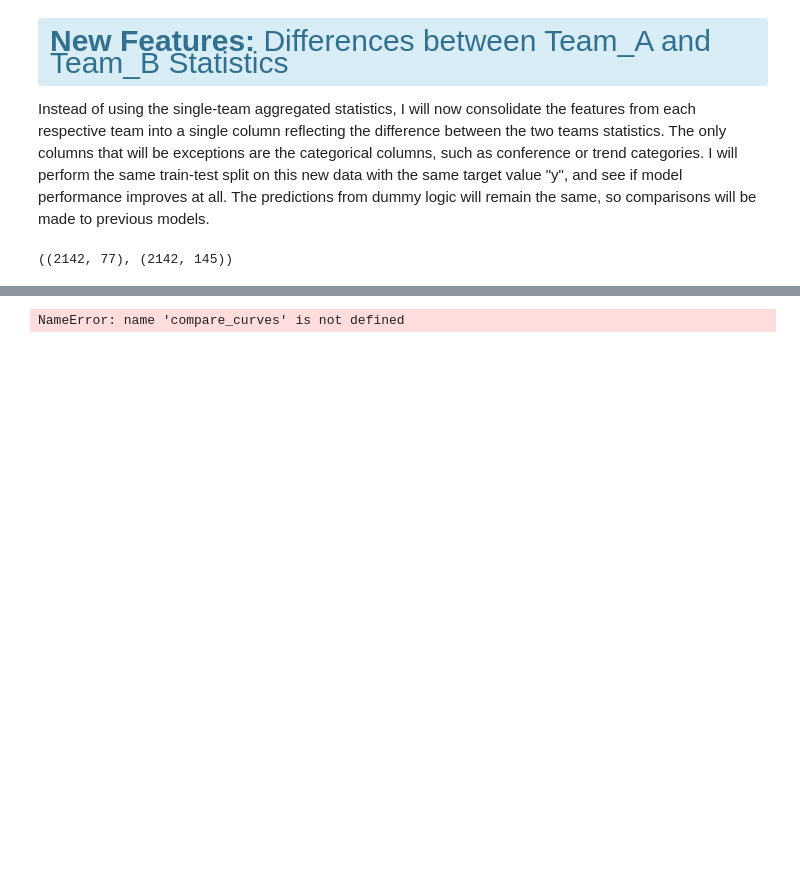
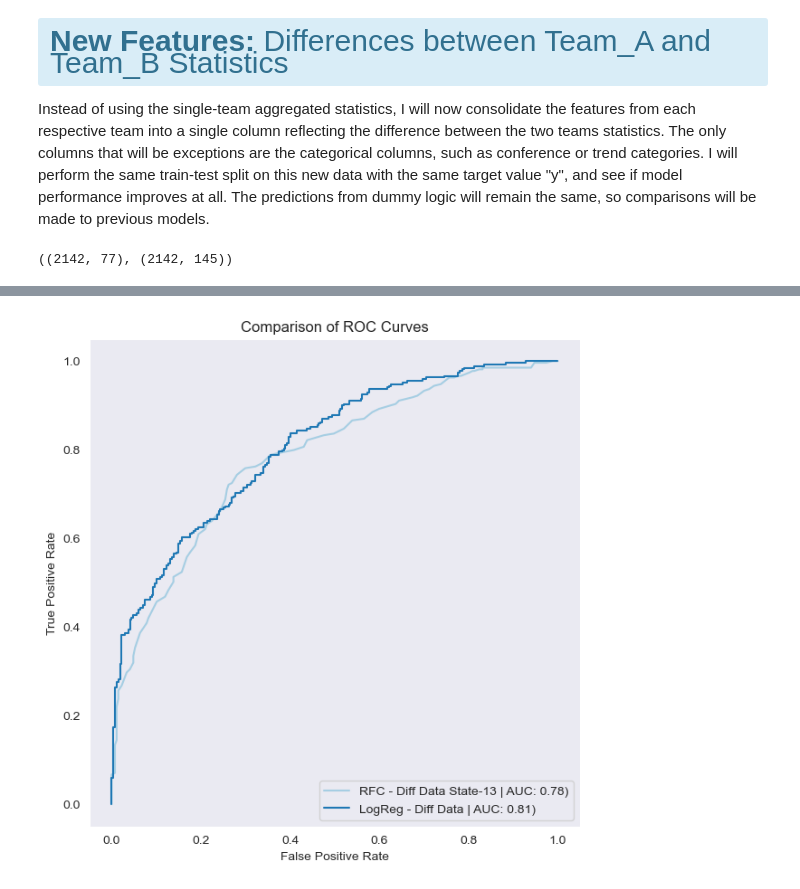
Before and after one commit to dvdhartsman/March_Machine_Learning_Mania_2024, a Jupyter notebook: Model_Development.ipynb, the cells around one changed output, grey strips where cells are left out. Cells and saved outputs as stored; diff of their text form; code cells hidden in the pictures; blank space fills up the shorter version.

```diff
--- a/Model_Development.ipynb
+++ b/Model_Development.ipynb
@@ -946,6 +1034,6 @@ def compare_curves(list_of_models):
     plt.grid(False);
 # %%
 # Inspecting the ROC curves
-compare_curves([diff_logreg, diff_rfc])
+compare_curves([diff_rfc_redo, diff_logreg])
 # %% [output]
-NameError: name 'compare_curves' is not defined
+[figure, added]
```
Also changed, not shown: parts of 209 cells of this notebook, 4 other files.
